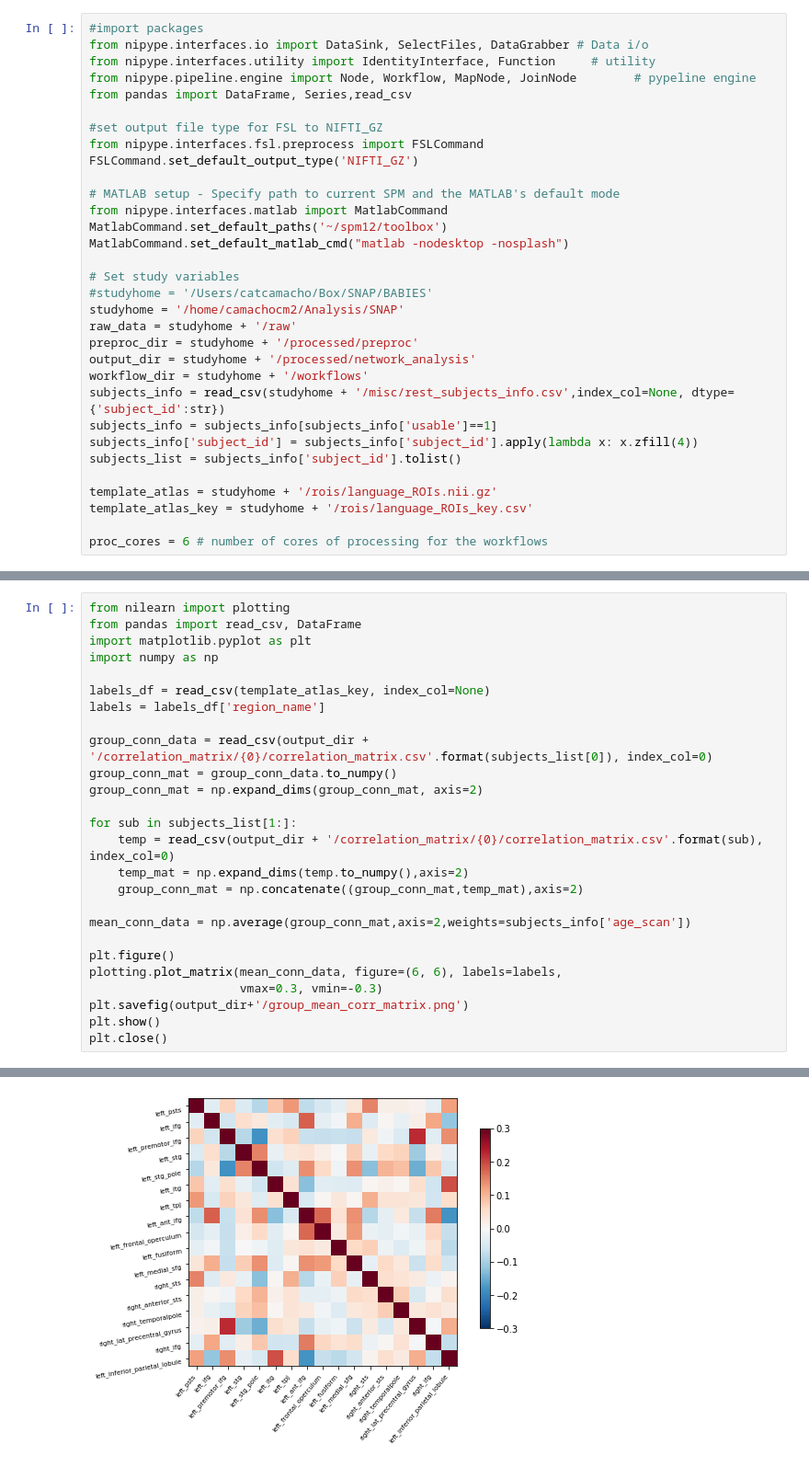
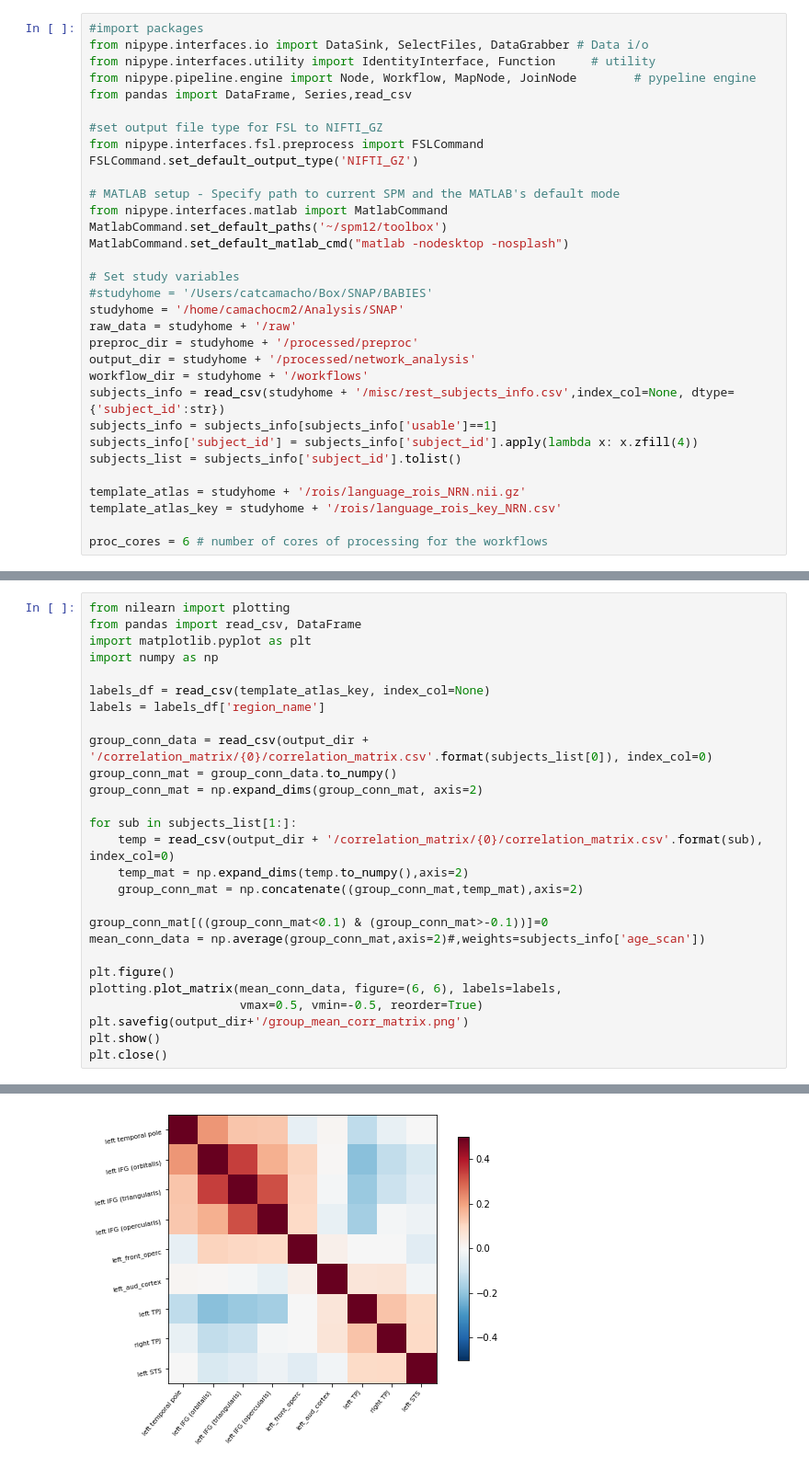
Before and after one commit to catcamacho/infant_rest, a Jupyter notebook: 2_NetworkAnalysis.ipynb, the cells around one changed output, grey strips where cells are left out. Shown at 92% size. Saved outputs shown, nothing was run; the diff lists cells and outputs as text.

```diff
--- a/2_NetworkAnalysis.ipynb
+++ b/2_NetworkAnalysis.ipynb
@@ -26,7 +26,7 @@ subjects_info = subjects_info[subjects_info['usable']==1]
 subjects_info['subject_id'] = subjects_info['subject_id'].apply(lambda x: x.zfill(4))
 subjects_list = subjects_info['subject_id'].tolist()
 
-template_atlas = studyhome + '/rois/language_ROIs.nii.gz'
-template_atlas_key = studyhome + '/rois/language_ROIs_key.csv'
+template_atlas = studyhome + '/rois/language_rois_NRN.nii.gz'
+template_atlas_key = studyhome + '/rois/language_rois_key_NRN.csv'
 
 proc_cores = 6 # number of cores of processing for the workflows
@@ -102,29 +109,30 @@ connect_flow.run('MultiProc', plugin_args={'n_procs': 10, 'memory_gb':30})
 # %%
 from nilearn import plotting
 from pandas import read_csv, DataFrame
 import matplotlib.pyplot as plt
 import numpy as np
 
 labels_df = read_csv(template_atlas_key, index_col=None)
 labels = labels_df['region_name']
 
 group_conn_data = read_csv(output_dir + '/correlation_matrix/{0}/correlation_matrix.csv'.format(subjects_list[0]), index_col=0)
 group_conn_mat = group_conn_data.to_numpy()
 group_conn_mat = np.expand_dims(group_conn_mat, axis=2)
 
 for sub in subjects_list[1:]:
     temp = read_csv(output_dir + '/correlation_matrix/{0}/correlation_matrix.csv'.format(sub), index_col=0)
     temp_mat = np.expand_dims(temp.to_numpy(),axis=2)
     group_conn_mat = np.concatenate((group_conn_mat,temp_mat),axis=2)
 
-mean_conn_data = np.average(group_conn_mat,axis=2,weights=subjects_info['age_scan'])
+group_conn_mat[((group_conn_mat<0.1) & (group_conn_mat>-0.1))]=0
+mean_conn_data = np.average(group_conn_mat,axis=2)#,weights=subjects_info['age_scan'])
 
 plt.figure()
 plotting.plot_matrix(mean_conn_data, figure=(6, 6), labels=labels,
-                     vmax=0.3, vmin=-0.3)
+                     vmax=0.5, vmin=-0.5, reorder=True)
 plt.savefig(output_dir+'/group_mean_corr_matrix.png')
 plt.show()
 plt.close()
 # %% [output]
 <Figure size 432x288 with 0 Axes>
-[figure, old version]
+[figure, new version]
```
Also changed, not shown: parts of 11 cells of this notebook, 1 other file.
